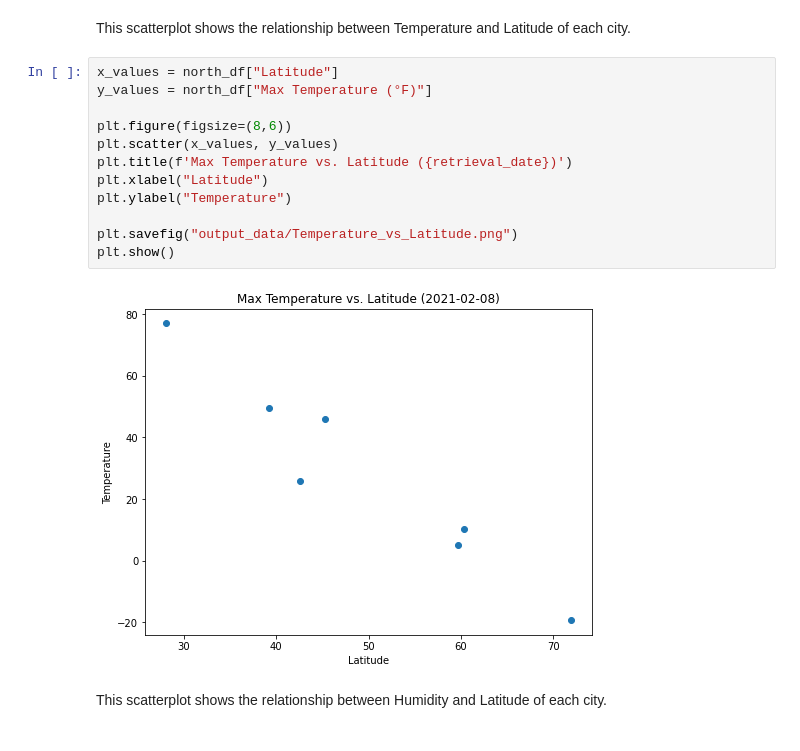
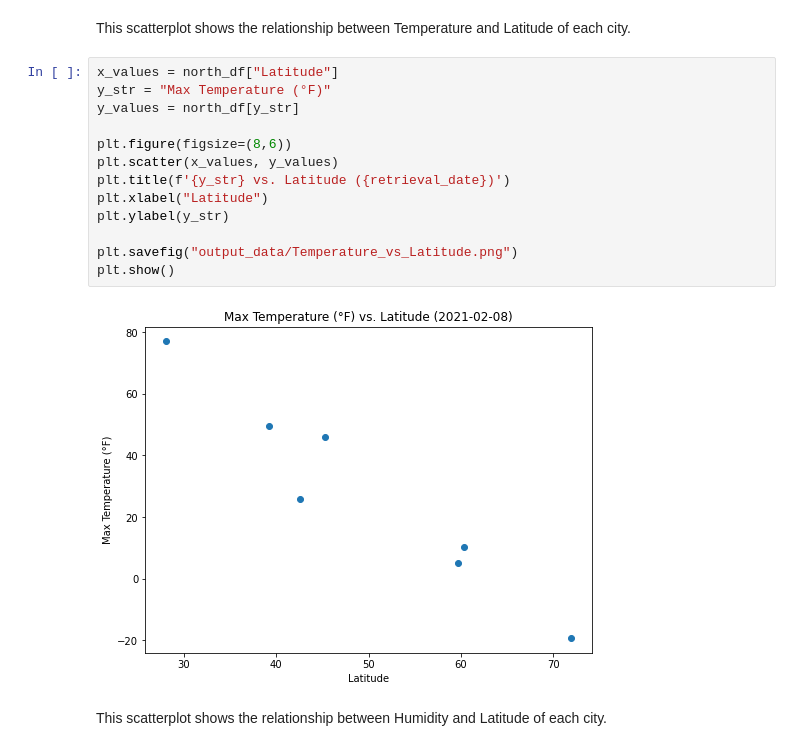
Before and after one commit to drbernal47/python-api-challenge, a Jupyter notebook: WeatherPy/WeatherPy.ipynb, the cells around one changed output. Cells and saved outputs as stored; diff of their text form.

Commit message:
Coded remaining scatterplots & linear regressions

```diff
--- a/WeatherPy/WeatherPy.ipynb
+++ b/WeatherPy/WeatherPy.ipynb
@@ -143,18 +143,19 @@ weather_df.head()
 This scatterplot shows the relationship between Temperature and Latitude of each city.
 # %%
 x_values = north_df["Latitude"]
-y_values = north_df["Max Temperature (°F)"]
+y_str = "Max Temperature (°F)"
+y_values = north_df[y_str]
 
 plt.figure(figsize=(8,6))
 plt.scatter(x_values, y_values)
-plt.title(f'Max Temperature vs. Latitude ({retrieval_date})')
+plt.title(f'{y_str} vs. Latitude ({retrieval_date})')
 plt.xlabel("Latitude")
-plt.ylabel("Temperature")
+plt.ylabel(y_str)
 
 plt.savefig("output_data/Temperature_vs_Latitude.png")
 plt.show()
 # %% [output]
-[figure, old version]
+[figure, new version]
 # %% [markdown]
 This scatterplot shows the relationship between Humidity and Latitude of each city.
 # %%
```
Also changed, not shown: parts of 21 cells of this notebook, 11 other files.
